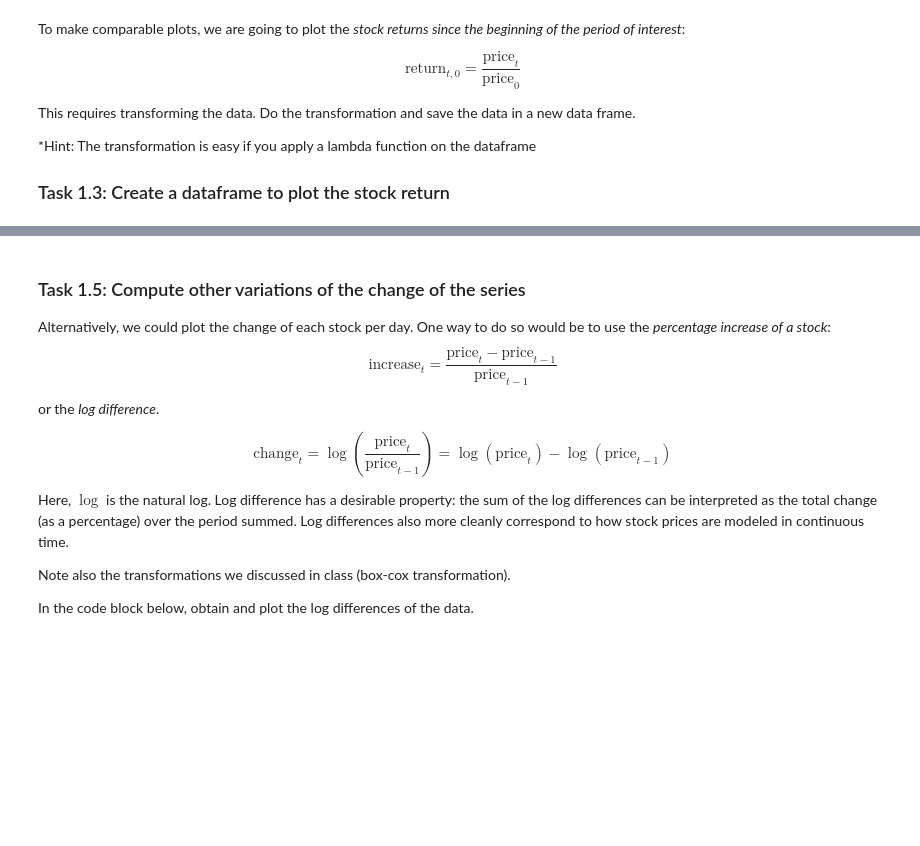
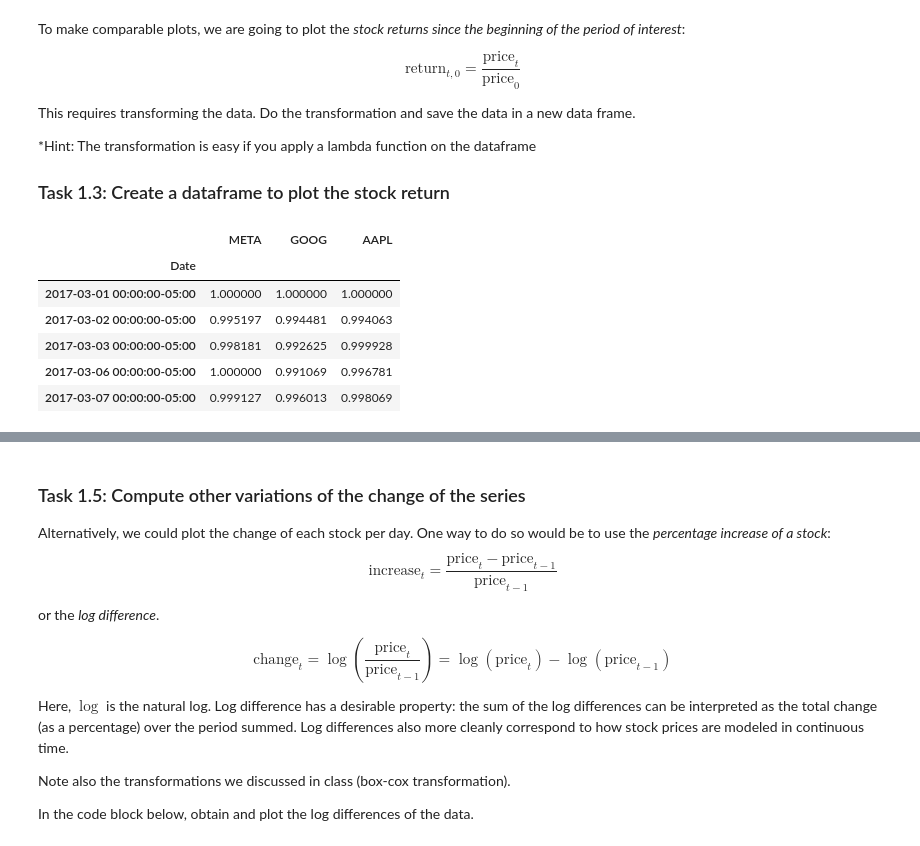
Before and after one commit to to505to505/clinic4, a Jupyter notebook: clinic5-ts.ipynb, the cells around one changed output, grey strips where cells are left out. Saved outputs shown, nothing was run; the diff lists cells and outputs as text; code cells hidden in the pictures; blank space fills up the shorter version.

```diff
--- a/clinic5-ts.ipynb
+++ b/clinic5-ts.ipynb
@@ -161,8 +183,16 @@ This requires transforming the data. Do the transformation and save the data in
 ### Task 1.3: Create a dataframe to plot the stock return
 # %%
 #define a lambda function and then apply it on the dataframe
-stock_return = close.apply(...)
+stock_return = close.apply(lambda x: x / x.iloc[0])
 stock_return.head()
+# %% [output]
+|  | META | GOOG | AAPL |
+| Date |  |  |  |
+| 2017-03-01 00:00:00-05:00 | 1.000000 | 1.000000 | 1.000000 |
+| 2017-03-02 00:00:00-05:00 | 0.995197 | 0.994481 | 0.994063 |
+| 2017-03-03 00:00:00-05:00 | 0.998181 | 0.992625 | 0.999928 |
+| 2017-03-06 00:00:00-05:00 | 1.000000 | 0.991069 | 0.996781 |
+| 2017-03-07 00:00:00-05:00 | 0.999127 | 0.996013 | 0.998069 |
 # %%
 #here we plot the result
 stock_return.plot(grid = True).axhline(y = 1, color = "black", lw = 1);
```
Also changed, not shown: parts of 18 cells of this notebook, 1 other file.
